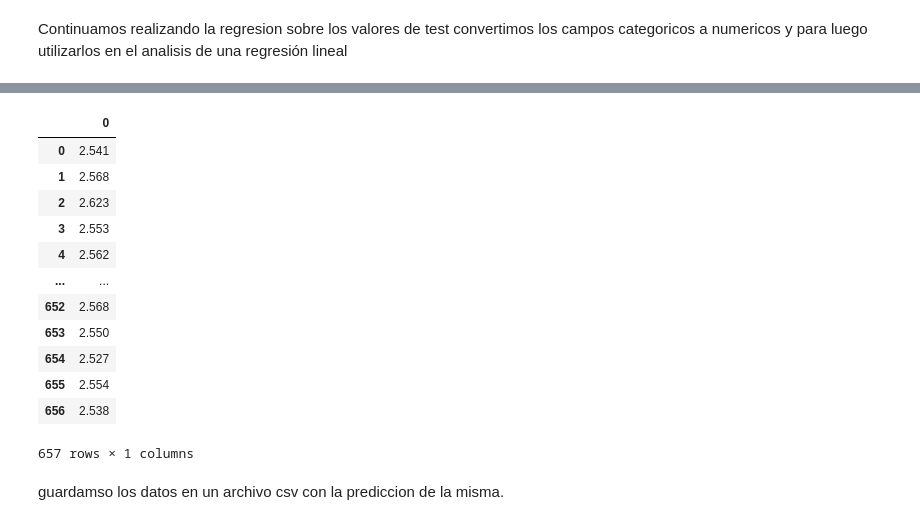
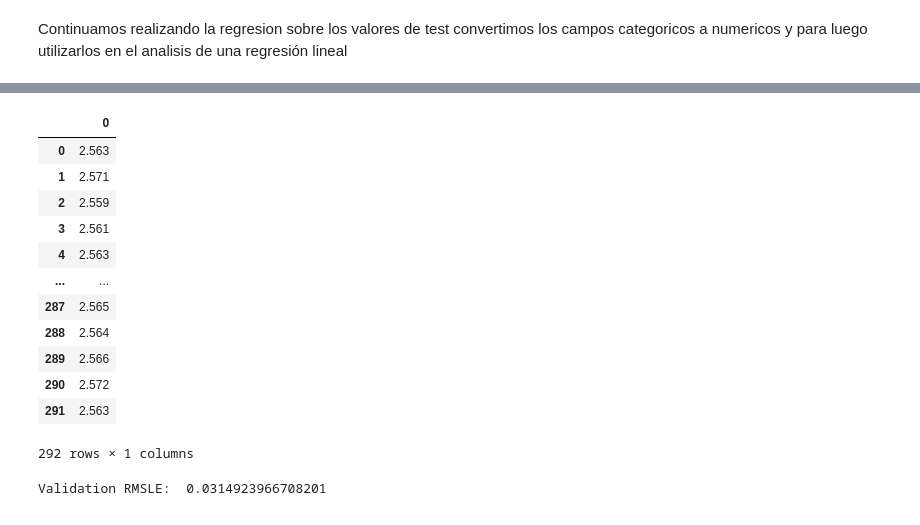
Before and after one commit to kbanegas/Hackathon, a Jupyter notebook: haketon1datadreamtest_Banegas_Karen.ipynb, the cells around one changed output, grey strips where cells are left out. Cells and saved outputs as stored; diff of their text form; code cells hidden in the pictures.

Commit message:
prediccion definitiva
junto con el archivo  pred_test.csv

```diff
--- a/haketon1datadreamtest_Banegas_Karen.ipynb
+++ b/haketon1datadreamtest_Banegas_Karen.ipynb
@@ -458,0 +447,5 @@ test.shape
+# %%
+my_cols=categorical_cols+numerical_cols
+X_train = X_train[my_cols]
+X_val = X_val[my_cols]
+X_test = df[my_cols]
@@ -459,3 +467,11 @@ test.shape
+# %%
+from sklearn import linear_model
+lr = linear_model.LinearRegression() #importo la regresion lineal
+# %%
+model = lr.fit(X_train, y_train) # se aplica a los datos de train
+# %%
+#Predicción
+y_pred = model.predict(X_val)
 # %%
 y_pred.T
 # %% [output]
@@ -479,19 +495,17 @@ array([[ 2.54135203e+00,  2.56800151e+00,  2.62331462e+00,
 # %%
-y_pred1 =  pd.DataFrame(y_pred)
-y_pred1
+pred_test =  pd.DataFrame(y_pred)
+pred_test
 # %% [output]
 |  | 0 |
-| 0 | 2.541 |
-| 1 | 2.568 |
-| 2 | 2.623 |
-| 3 | 2.553 |
-| 4 | 2.562 |
+| 0 | 2.563 |
+| 1 | 2.571 |
+| 2 | 2.559 |
+| 3 | 2.561 |
+| 4 | 2.563 |
 | ... | ... |
-| 652 | 2.568 |
-| 653 | 2.550 |
-| 654 | 2.527 |
-| 655 | 2.554 |
-| 656 | 2.538 |
+| 287 | 2.565 |
+| 288 | 2.564 |
+| 289 | 2.566 |
+| 290 | 2.572 |
+| 291 | 2.563 |
-657 rows × 1 columns
+292 rows × 1 columns
-# %% [markdown]
-guardamso los datos en un archivo csv con la prediccion de la misma.
@@ -501,0 +515,5 @@ y_pred1.to_csv('prediccion.csv', index=False)
+# %%
+from sklearn.metrics import mean_squared_error
+print("Validation RMSLE: ",  mean_squared_error(y_val,y_pred,squared=False))
+# %% [output]
+Validation RMSLE:  0.0314923966708201
```
Also changed, not shown: parts of 36 cells of this notebook, 1 other file.
